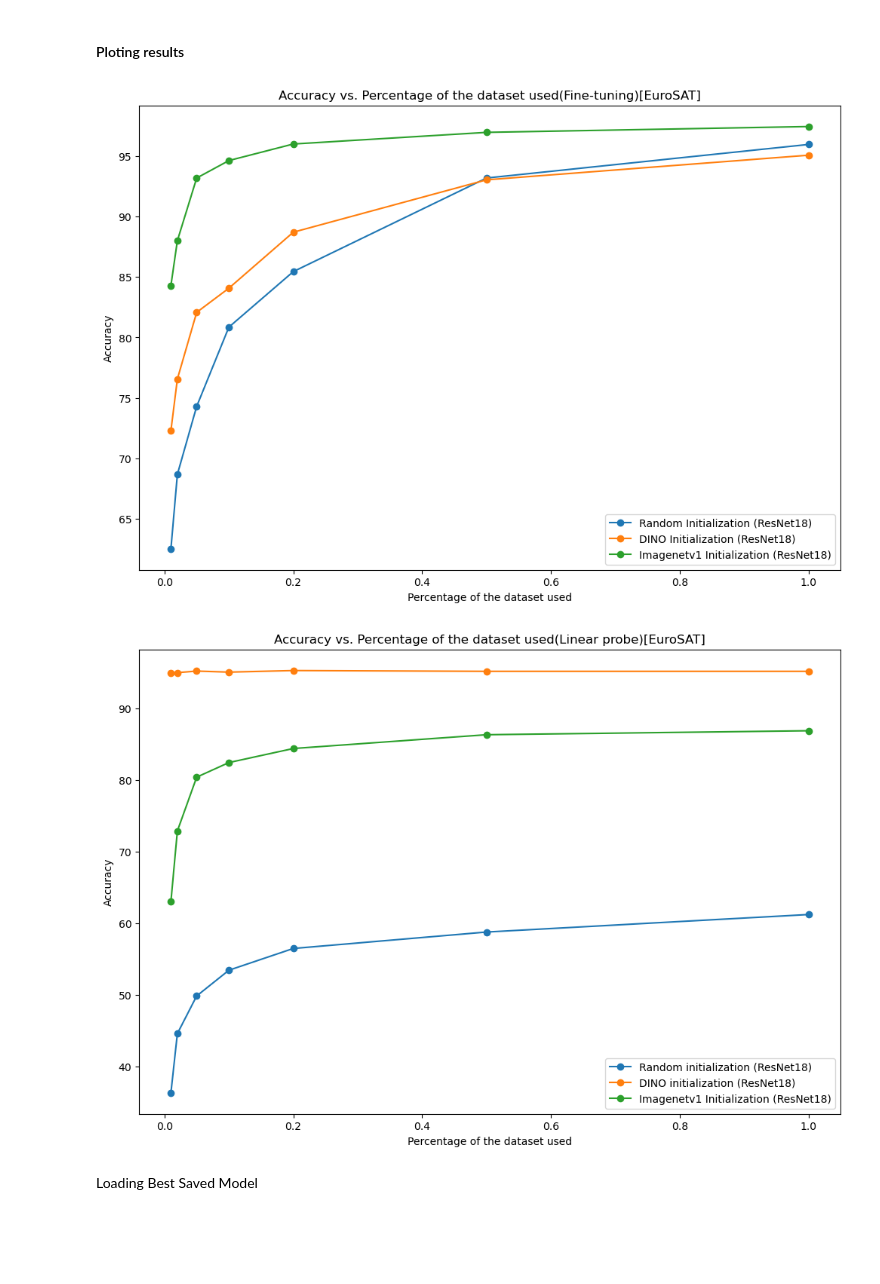
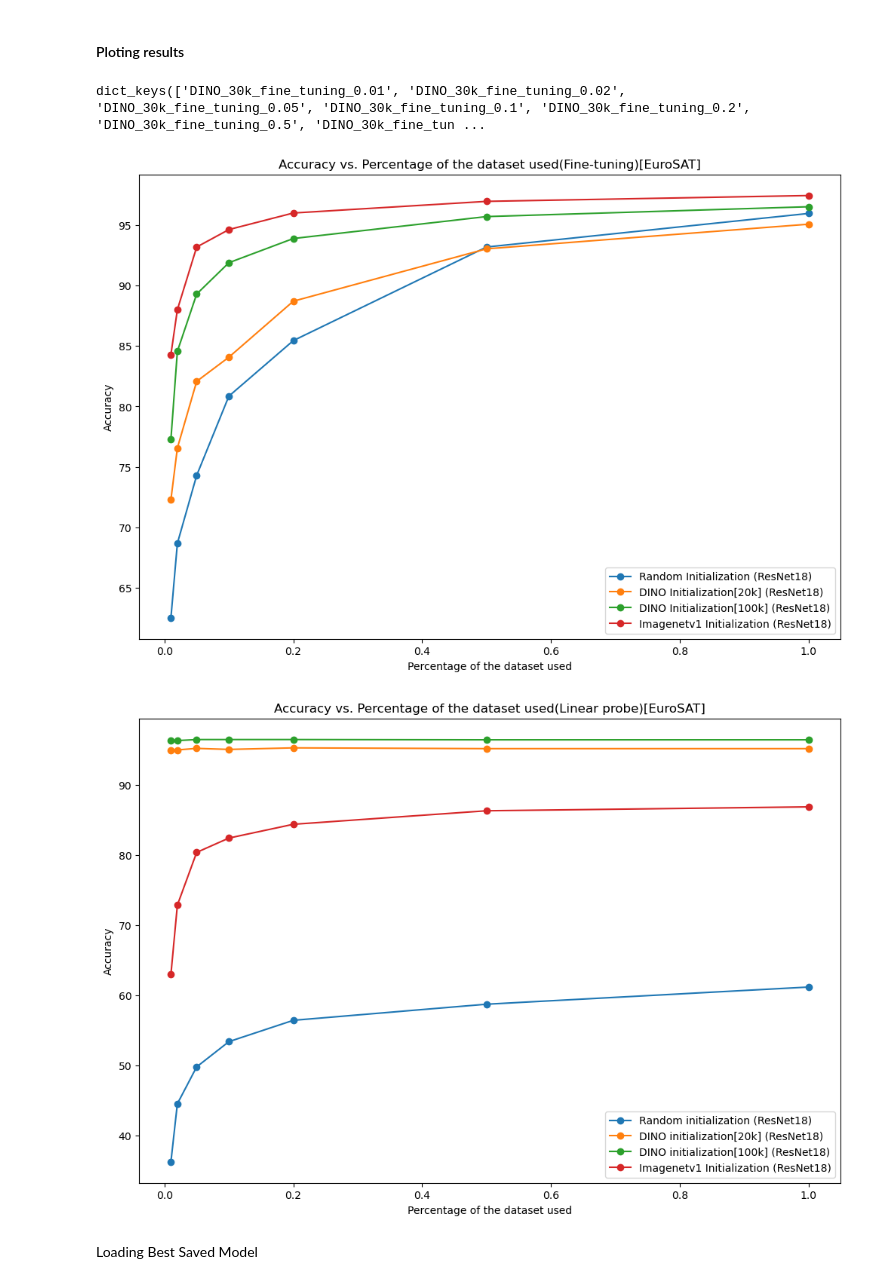
Before and after one commit to hewanshrestha/S3-TSS, a Jupyter notebook: src/pipeline/resnet18_pipeline_eurosat pretrained.ipynb, the cells around one changed output. Cells and saved outputs as stored; diff of their text form; code cells hidden in the pictures; blank space fills up the shorter version.

Commit message:
DINO_orig_resnet18_done

```diff
--- a/src/pipeline/resnet18_pipeline_eurosat pretrained.ipynb
+++ b/src/pipeline/resnet18_pipeline_eurosat pretrained.ipynb
@@ -218,10 +218,10 @@ for j in tqdm(training_type):
         selected_train_loader = DataLoader(selected_train_dataset, batch_size, shuffle=True, num_workers=2, pin_memory=True)
         train_loss, train_accuracy, test_loss, test_accuracy = train_model(model, selected_train_loader, test_loader, criterion, optimizer, scheduler, num_epochs, device, save_dir)
 
-        train_acc_dict_percentage[f"DINO_30k_{j}_{percentage_list[i]}"] = train_accuracy
-        test_acc_dict_percentage[f"DINO_30k_{j}_{percentage_list[i]}"] = test_accuracy
-        train_loss_dict_percentage[f"DINO_30k_{j}_{percentage_list[i]}"] = train_loss
-        test_loss_dict_percentage[f"DINO_30k_{j}_{percentage_list[i]}"] = test_loss
+        train_acc_dict_percentage[f"DINO_100k_{j}_{percentage_list[i]}"] = train_accuracy
+        test_acc_dict_percentage[f"DINO_100k_{j}_{percentage_list[i]}"] = test_accuracy
+        train_loss_dict_percentage[f"DINO_100k_{j}_{percentage_list[i]}"] = train_loss
+        test_loss_dict_percentage[f"DINO_100k_{j}_{percentage_list[i]}"] = test_loss
 # %% [output]
 fine_tuning
 Percentage of the dataset used: 0.01
@@ -261,16 +261,20 @@ Epoch 20 Test results: Loss=0.1952 | Accuracy=94.93%
+# %%
+#save the results
+import pickle
+with open("/home/akansh-i2sc/Desktop/Study/HLCV/Why-Self-Supervision-in-Time/src/models/EuroSat/ResNet18/dict/train_acc_dict_percentage_resnet18_dino_100k.pkl", "wb") as f:
+    pickle.dump(train_acc_dict_percentage, f)
+with open("/home/akansh-i2sc/Desktop/Study/HLCV/Why-Self-Supervision-in-Time/src/models/EuroSat/ResNet18/dict/test_acc_dict_percentage_resne18_dino_100k.pkl", "wb") as f:
+    pickle.dump(test_acc_dict_percentage, f)
+with open("/home/akansh-i2sc/Desktop/Study/HLCV/Why-Self-Supervision-in-Time/src/models/EuroSat/ResNet18/dict/train_loss_dict_percentage_resnet18_dino_100k.pkl", "wb") as f:
+    pickle.dump(train_loss_dict_percentage, f)
+with open("/home/akansh-i2sc/Desktop/Study/HLCV/Why-Self-Supervision-in-Time/src/models/EuroSat/ResNet18/dict/test_loss_dict_percentage_resnet18_dino_100k.pkl", "wb") as f:
+    pickle.dump(test_loss_dict_percentage, f)
 # %% [markdown]
 #### Ploting results
-# %%
-#save the results
-import pickle
-with open("/home/akansh-i2sc/Desktop/Study/HLCV/Why-Self-Supervision-in-Time/src/models/EuroSat/ResNet18/dict/train_acc_dict_percentage_resnet18_dino_30k.pkl", "wb") as f:
-    pickle.dump(train_acc_dict_percentage, f)
-with open("/home/akansh-i2sc/Desktop/Study/HLCV/Why-Self-Supervision-in-Time/src/models/EuroSat/ResNet18/dict/test_acc_dict_percentage_resne18_dino_30k.pkl", "wb") as f:
-    pickle.dump(test_acc_dict_percentage, f)
-with open("/home/akansh-i2sc/Desktop/Study/HLCV/Why-Self-Supervision-in-Time/src/models/EuroSat/ResNet18/dict/train_loss_dict_percentage_resnet18_dino_30k.pkl", "wb") as f:
-    pickle.dump(train_loss_dict_percentage, f)
-with open("/home/akansh-i2sc/Desktop/Study/HLCV/Why-Self-Supervision-in-Time/src/models/EuroSat/ResNet18/dict/test_loss_dict_percentage_resnet18_dino_30k.pkl", "wb") as f:
-    pickle.dump(test_loss_dict_percentage, f)
+# %%
+dino_100k_test_acc.keys()
+# %% [output]
+dict_keys(['DINO_30k_fine_tuning_0.01', 'DINO_30k_fine_tuning_0.02', 'DINO_30k_fine_tuning_0.05', 'DINO_30k_fine_tuning_0.1', 'DINO_30k_fine_tuning_0.2', 'DINO_30k_fine_tuning_0.5', 'DINO_30k_fine_tun ...
 # %%
 path2dict = "/home/akansh-i2sc/Desktop/Study/HLCV/Why-Self-Supervision-in-Time/src/models/EuroSat/ResNet18/dict"
 dicts = os.listdir(path2dict)
@@ -285,12 +289,19 @@ dino_30k_test_acc = "/home/akansh-i2sc/Desktop/Study/HLCV/Why-Self-Supervision-i
 with open(dino_30k_test_acc, 'rb') as f:
     dino_30k_test_acc = pickle.load(f)
 
+dino_100k_test_acc = "/home/akansh-i2sc/Desktop/Study/HLCV/Why-Self-Supervision-in-Time/src/models/EuroSat/ResNet18/dict/test_acc_dict_percentage_resne18_dino_100k.pkl"
+with open(dino_100k_test_acc, 'rb') as f:
+    dino_100k_test_acc = pickle.load(f)
+
+
 None_fine_tuning = []
 None_linear_probe = []
 Imagenetv1_fine_tuning = []
 Imagenetv1_linear_probe = []
 dino_30k_linear_probe = []
 dino_30k_fine_tuning = []
+dino_100k_linear_probe = []
+dino_100k_fine_tuning = []
 
 for i in percentage_list:
     key = f"None_fine_tuning_{i}"
@@ -305,11 +316,16 @@ for i in percentage_list:
     dino_30k_fine_tuning.append(np.max(dino_30k_test_acc[key]))
     key = f"DINO_30k_linear_probe_{i}"
     dino_30k_linear_probe.append(np.max(dino_30k_test_acc[key]))
+    key = f"DINO_30k_fine_tuning_{i}"
+    dino_100k_fine_tuning.append(np.max(dino_100k_test_acc[key]))
+    key = f"DINO_30k_linear_probe_{i}"
+    dino_100k_linear_probe.append(np.max(dino_100k_test_acc[key]))
 # %%
 #plot all the list with legend
 plt.figure(figsize=(12, 8))
 plt.plot(percentage_list, None_fine_tuning, label='Random Initialization (ResNet18)', marker= 'o')
-plt.plot(percentage_list, dino_30k_fine_tuning, label='DINO Initialization (ResNet18)', marker= 'o')
+plt.plot(percentage_list, dino_30k_fine_tuning, label='DINO Initialization[20k] (ResNet18)', marker= 'o')
+plt.plot(percentage_list, dino_100k_fine_tuning, label='DINO Initialization[100k] (ResNet18)', marker= 'o')
 plt.plot(percentage_list, Imagenetv1_fine_tuning, label='Imagenetv1 Initialization (ResNet18)', marker= 'o')
 plt.xlabel('Percentage of the dataset used')
 plt.ylabel('Accuracy')
@@ -317,19 +333,20 @@ plt.legend()
 plt.title('Accuracy vs. Percentage of the dataset used(Fine-tuning)[EuroSAT]')
 plt.savefig('/home/akansh-i2sc/Desktop/Study/HLCV/Why-Self-Supervision-in-Time/figures/Accuracy vs. Percentage of the dataset used(Fine-tuning).png')
 # %% [output]
-[figure, old version]
+[figure, new version]
 # %%
 plt.figure(figsize=(12, 8))
 plt.plot(percentage_list, None_linear_probe, label='Random initialization (ResNet18)', marker='o')
-plt.plot(percentage_list, dino_30k_linear_probe, label='DINO initialization (ResNet18)', marker='o')
+plt.plot(percentage_list, dino_30k_linear_probe, label='DINO initialization[20k] (ResNet18)', marker='o')
+plt.plot(percentage_list, dino_100k_linear_probe, label='DINO initialization[100k] (ResNet18)', marker='o')
 plt.plot(percentage_list, Imagenetv1_linear_probe, label='Imagenetv1 Initialization (ResNet18)', marker='o')
 plt.xlabel('Percentage of the dataset used')
 plt.ylabel('Accuracy')
 plt.legend()
 plt.title('Accuracy vs. Percentage of the dataset used(Linear probe)[EuroSAT]')
 plt.savefig('/home/akansh-i2sc/Desktop/Study/HLCV/Why-Self-Supervision-in-Time/figures/Accuracy vs. Percentage of the dataset used(Linear probe).png')
 # %% [output]
-[figure, old version]
+[figure, new version]
 # %% [markdown]
 Loading Best Saved Model
 # %%
```
Also changed, not shown: parts of 2 cells of this notebook, 3 other files.
